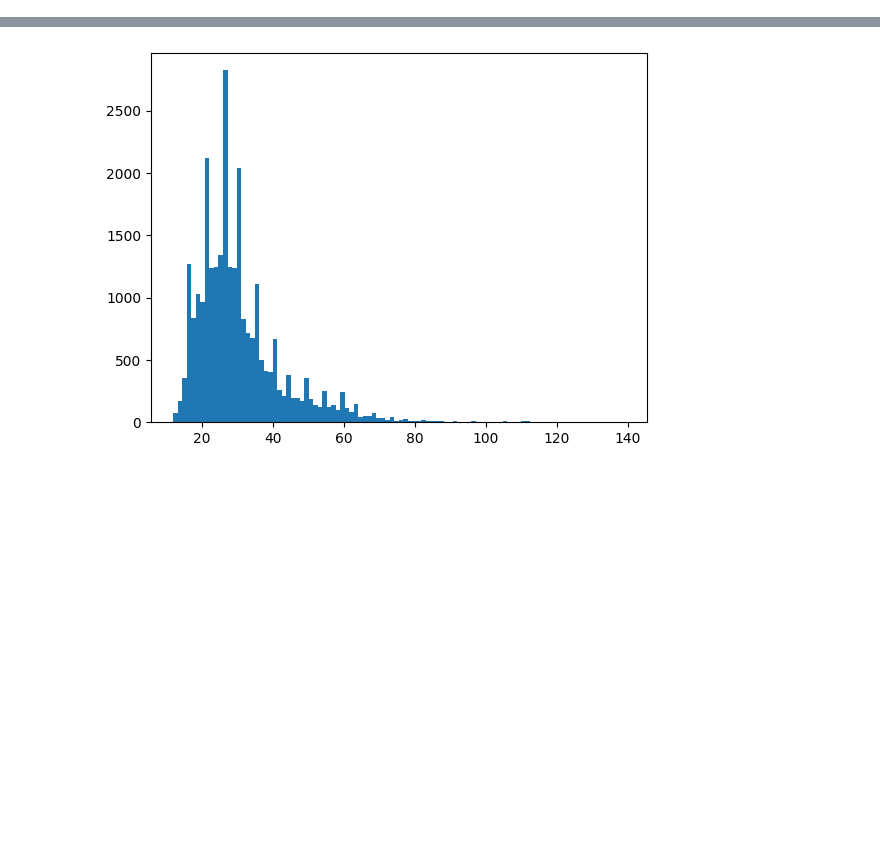
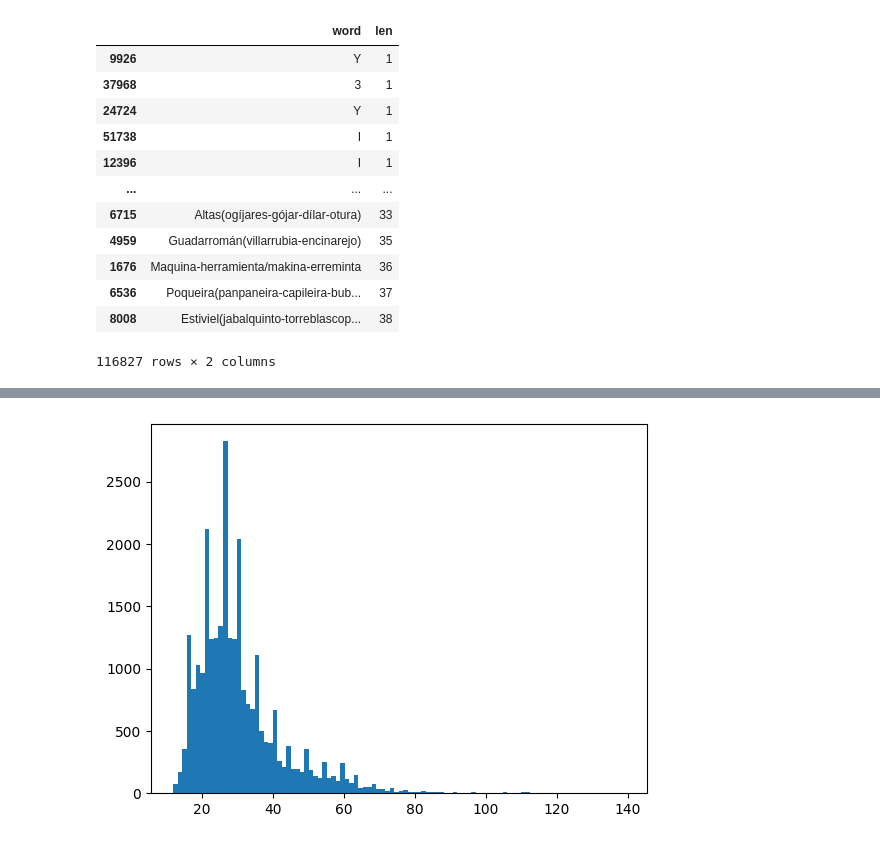
Before and after one commit to AleYepes/testing, a Jupyter notebook: micole/research/names.ipynb, the cells around one changed output, grey strips where cells are left out. Cells and saved outputs as stored; diff of their text form; code cells hidden in the pictures; blank space fills up the shorter version.

```diff
--- a/micole/research/names.ipynb
+++ b/micole/research/names.ipynb
@@ -33,0 +86,16 @@ df.sort_values(by=['len']).head(8000)
+# %%
+df1.sort_values(by='len')
+# %% [output]
+|  | word | len |
+| 9926 | Y | 1 |
+| 37968 | 3 | 1 |
+| 24724 | Y | 1 |
+| 51738 | I | 1 |
+| 12396 | I | 1 |
+| ... | ... | ... |
+| 6715 | Altas(ogíjares-gójar-dílar-otura) | 33 |
+| 4959 | Guadarromán(villarrubia-encinarejo) | 35 |
+| 1676 | Maquina-herramienta/makina-erreminta | 36 |
+| 6536 | Poqueira(panpaneira-capileira-bub... | 37 |
+| 8008 | Estiviel(jabalquinto-torreblascop... | 38 |
+116827 rows × 2 columns
```
Also changed, not shown: parts of 13 cells of this notebook, 7 other files.
